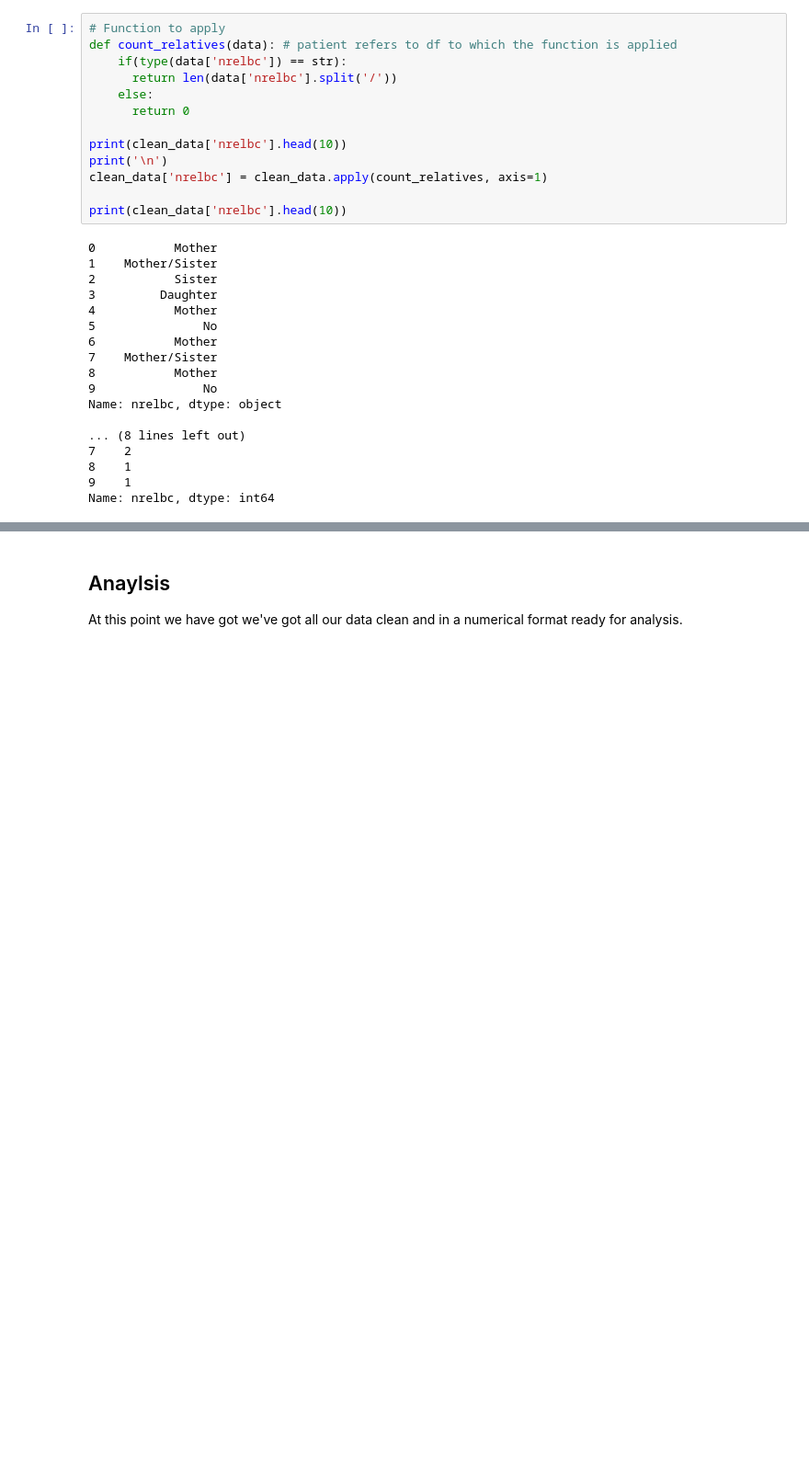
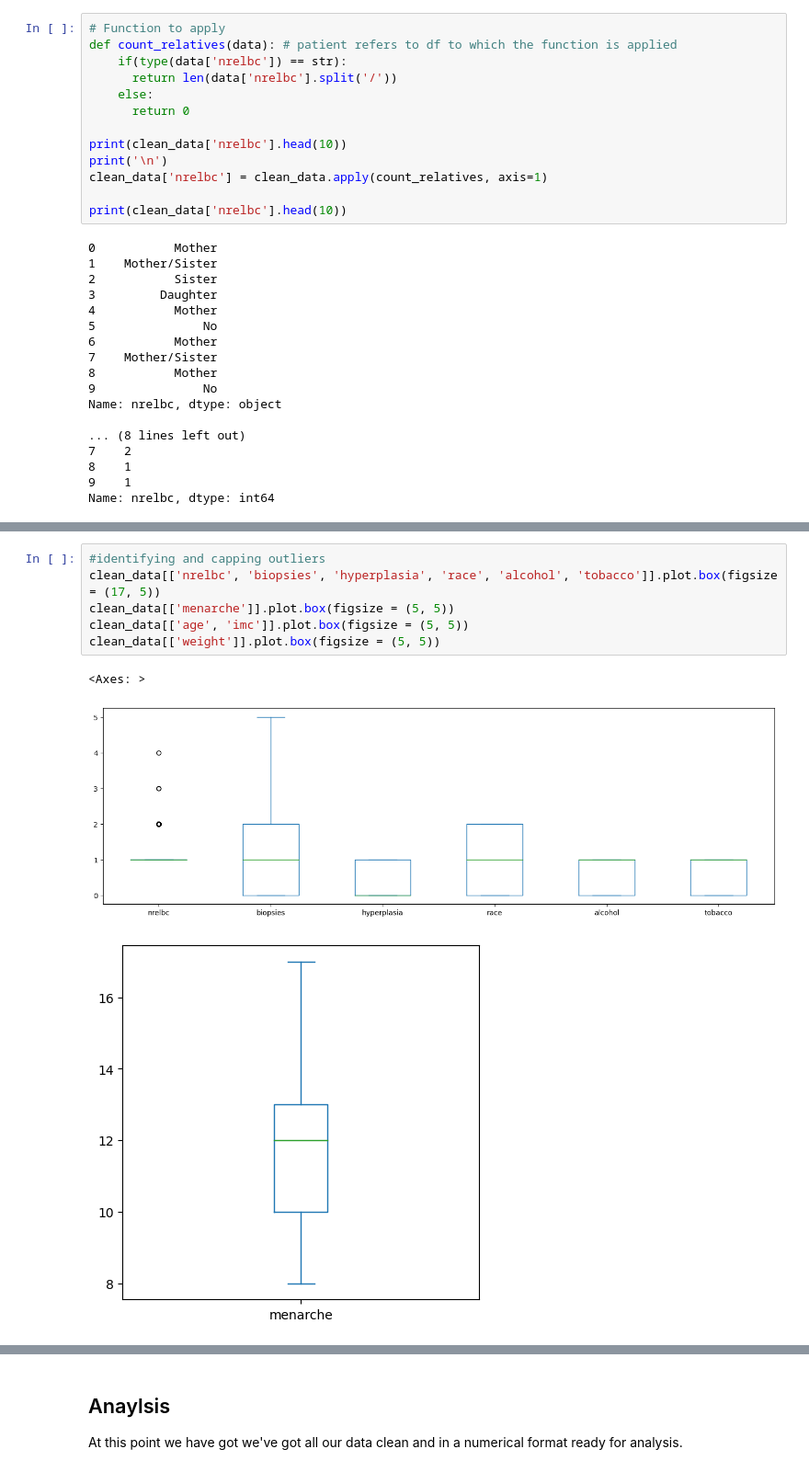
Before and after one commit to uginm102/MCSC-MUK, a Jupyter notebook: MCS7103-MachineLearning/Assignment1.ipynb, the cells around one changed output, grey strips where cells are left out. Shown: that part at 92% size. Cells and saved outputs as stored; diff of their text form; blank space fills up the shorter version.

```diff
--- a/MCS7103-MachineLearning/Assignment1.ipynb
+++ b/MCS7103-MachineLearning/Assignment1.ipynb
@@ -564,0 +735,10 @@ clean_data.describe()
+# %%
+#identifying and capping outliers
+clean_data[['nrelbc', 'biopsies', 'hyperplasia', 'race', 'alcohol', 'tobacco']].plot.box(figsize = (17, 5))
+clean_data[['menarche']].plot.box(figsize = (5, 5))
+clean_data[['age', 'imc']].plot.box(figsize = (5, 5))
+clean_data[['weight']].plot.box(figsize = (5, 5))
+# %% [output]
+<Axes: >
+[figure, added]
+[figure, added]
```
Also changed, not shown: parts of 39 cells of this notebook.
